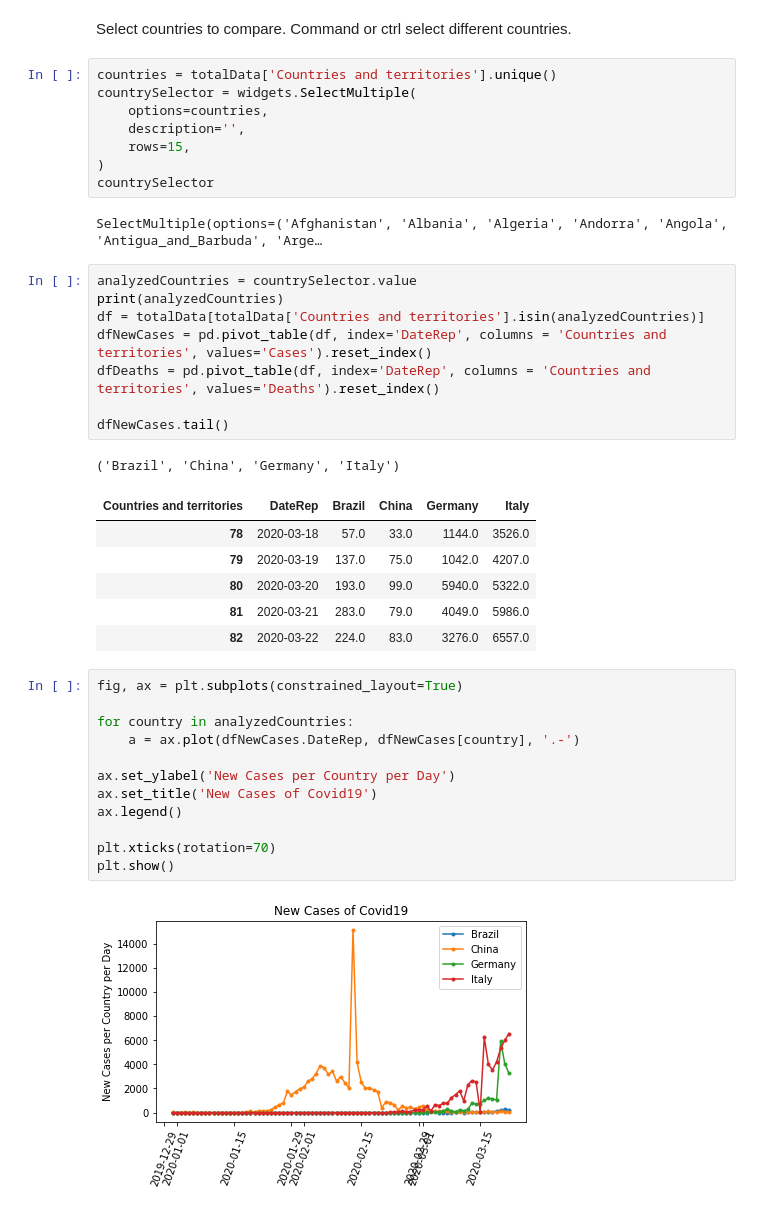
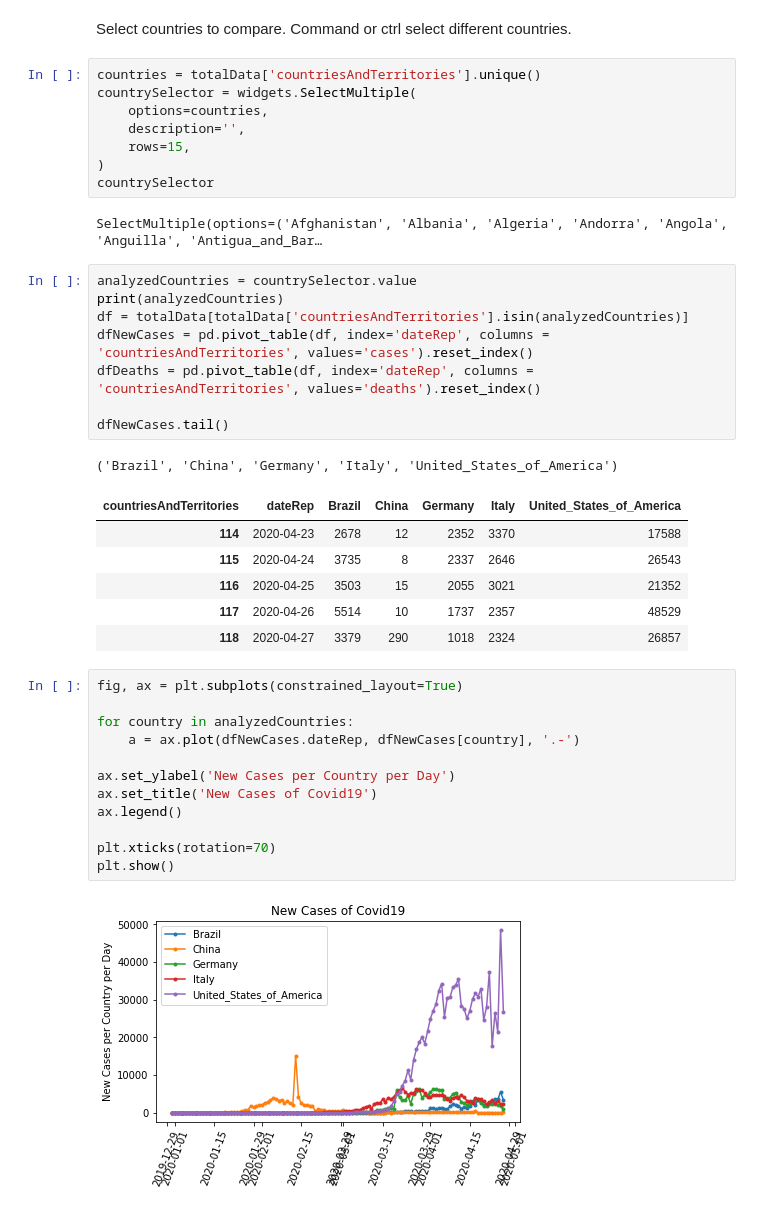
Before and after one commit to mavezum/Covid19-Analysis, a Jupyter notebook: CoronaData.ipynb, the cells around one changed output. Cells and saved outputs as stored; diff of their text form.

Commit message:
Updated column names, added logic for finding the oldest country added accumulated sum for all cases to calculate total cases

```diff
--- a/CoronaData.ipynb
+++ b/CoronaData.ipynb
@@ -23,7 +23,7 @@ totalData = pd.read_excel(fname)
 # %% [markdown]
 Select countries to compare. Command or ctrl select different countries.
 # %%
-countries = totalData['Countries and territories'].unique()
+countries = totalData['countriesAndTerritories'].unique()
 countrySelector = widgets.SelectMultiple(
     options=countries,
     description='',
@@ -31,34 +31,34 @@ countrySelector = widgets.SelectMultiple(
 )
 countrySelector
 # %% [output]
-SelectMultiple(options=('Afghanistan', 'Albania', 'Algeria', 'Andorra', 'Angola', 'Antigua_and_Barbuda', 'Arge…
+SelectMultiple(options=('Afghanistan', 'Albania', 'Algeria', 'Andorra', 'Angola', 'Anguilla', 'Antigua_and_Bar…
 # %%
 analyzedCountries = countrySelector.value
 print(analyzedCountries)
-df = totalData[totalData['Countries and territories'].isin(analyzedCountries)]
-dfNewCases = pd.pivot_table(df, index='DateRep', columns = 'Countries and territories', values='Cases').reset_index()
-dfDeaths = pd.pivot_table(df, index='DateRep', columns = 'Countries and territories', values='Deaths').reset_index()
+df = totalData[totalData['countriesAndTerritories'].isin(analyzedCountries)]
+dfNewCases = pd.pivot_table(df, index='dateRep', columns = 'countriesAndTerritories', values='cases').reset_index()
+dfDeaths = pd.pivot_table(df, index='dateRep', columns = 'countriesAndTerritories', values='deaths').reset_index()
 
 dfNewCases.tail()
 # %% [output]
-('Brazil', 'China', 'Germany', 'Italy')
+('Brazil', 'China', 'Germany', 'Italy', 'United_States_of_America')
-| Countries and territories | DateRep | Brazil | China | Germany | Italy |
-| 78 | 2020-03-18 | 57.0 | 33.0 | 1144.0 | 3526.0 |
-| 79 | 2020-03-19 | 137.0 | 75.0 | 1042.0 | 4207.0 |
-| 80 | 2020-03-20 | 193.0 | 99.0 | 5940.0 | 5322.0 |
-| 81 | 2020-03-21 | 283.0 | 79.0 | 4049.0 | 5986.0 |
-| 82 | 2020-03-22 | 224.0 | 83.0 | 3276.0 | 6557.0 |
+| countriesAndTerritories | dateRep | Brazil | China | Germany | Italy | United_States_of_America |
+| 114 | 2020-04-23 | 2678 | 12 | 2352 | 3370 | 17588 |
+| 115 | 2020-04-24 | 3735 | 8 | 2337 | 2646 | 26543 |
+| 116 | 2020-04-25 | 3503 | 15 | 2055 | 3021 | 21352 |
+| 117 | 2020-04-26 | 5514 | 10 | 1737 | 2357 | 48529 |
+| 118 | 2020-04-27 | 3379 | 290 | 1018 | 2324 | 26857 |
 # %%
 fig, ax = plt.subplots(constrained_layout=True)
 
 for country in analyzedCountries:
-    a = ax.plot(dfNewCases.DateRep, dfNewCases[country], '.-')
+    a = ax.plot(dfNewCases.dateRep, dfNewCases[country], '.-')
 
 ax.set_ylabel('New Cases per Country per Day')
 ax.set_title('New Cases of Covid19')
 ax.legend()
 
 plt.xticks(rotation=70)
 plt.show()
 # %% [output]
-[figure, old version]
+[figure, new version]
```
Also changed, not shown: parts of 3 cells of this notebook.
